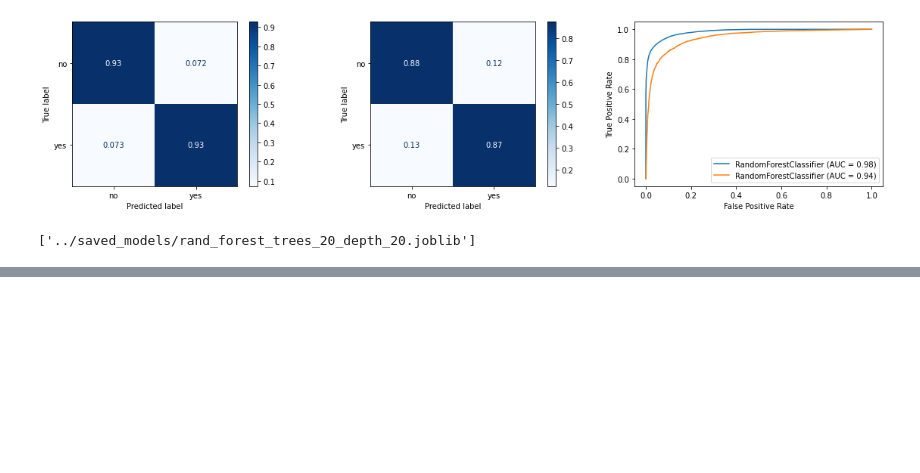
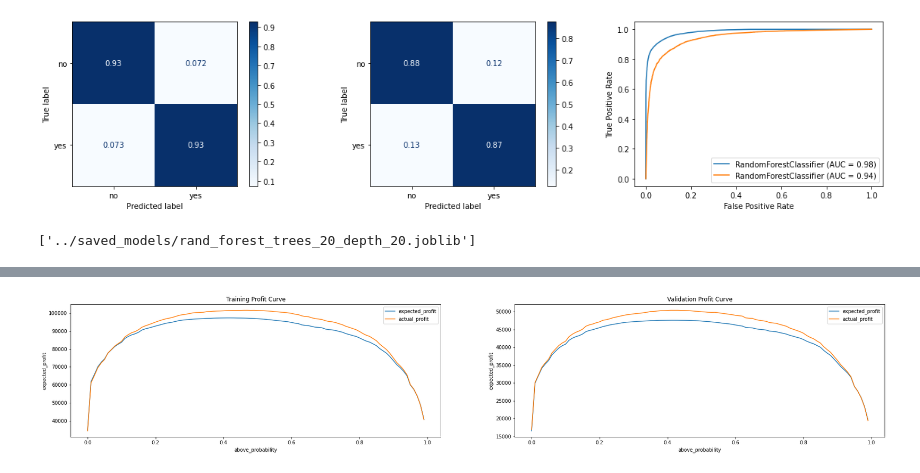
Before and after one commit to matthewswogger/Bank-Telemarketing, a Jupyter notebook: notebooks/4_gridsearch_models.ipynb, the cells around one changed output, grey strips where cells are left out. Drawn from its saved outputs; the diff is of its cells as text; code cells hidden in the pictures; blank space fills up the shorter version.

```diff
--- a/notebooks/4_gridsearch_models.ipynb
+++ b/notebooks/4_gridsearch_models.ipynb
@@ -591,0 +375,37 @@ ax.hlines(1, -1,10);
+# %%
+cost_per_call = 5
+yes_profit = 12 - cost_per_call
+
+func = lambda p: p*yes_profit - (1-p)*cost_per_call
+
+train_tpp['expected_value'] = train_tpp.probability.apply(func)
+val_tpp['expected_value'] = val_tpp.probability.apply(func)
+
+train_tpp['actual_value'] = train_tpp.target.apply(func)
+val_tpp['actual_value'] = val_tpp.target.apply(func)
+# %%
+def computeProfitCurve(res, arr, r):
+    l = []
+    for i in arr:
+        exp, act = res.loc[res.probability >= i, ['expected_value', 'actual_value']].sum()
+        l.append([round(i, ndigits=r), exp, act])
+    above_prob = pd.DataFrame(l, columns=['above_probability', 'expected_profit', 'actual_profit'])
+    return above_prob
+# %%
+thresholds = np.arange(0, 1, .01)
+round_prob = 2
+train_profit = computeProfitCurve(train_tpp, thresholds, round_prob)
+val_profit = computeProfitCurve(val_tpp, thresholds, round_prob)
+
+f, (ax1, ax2) = plt.subplots(ncols=2, figsize=(30,5))
+sns.lineplot(data=train_profit, x='above_probability', y='expected_profit', ax=ax1)
+sns.lineplot(data=train_profit, x='above_probability', y='actual_profit', ax=ax1)
+ax1.legend(['expected_profit', 'actual_profit'])
+ax1.set_title('Training Profit Curve')
+
+sns.lineplot(data=val_profit, x='above_probability', y='expected_profit', ax=ax2)
+sns.lineplot(data=val_profit, x='above_probability', y='actual_profit', ax=ax2)
+ax2.legend(['expected_profit', 'actual_profit']);
+ax2.set_title('Validation Profit Curve');
+# %% [output]
+[figure, added]
```
Also changed, not shown: parts of 50 cells of this notebook, 1 other file.
